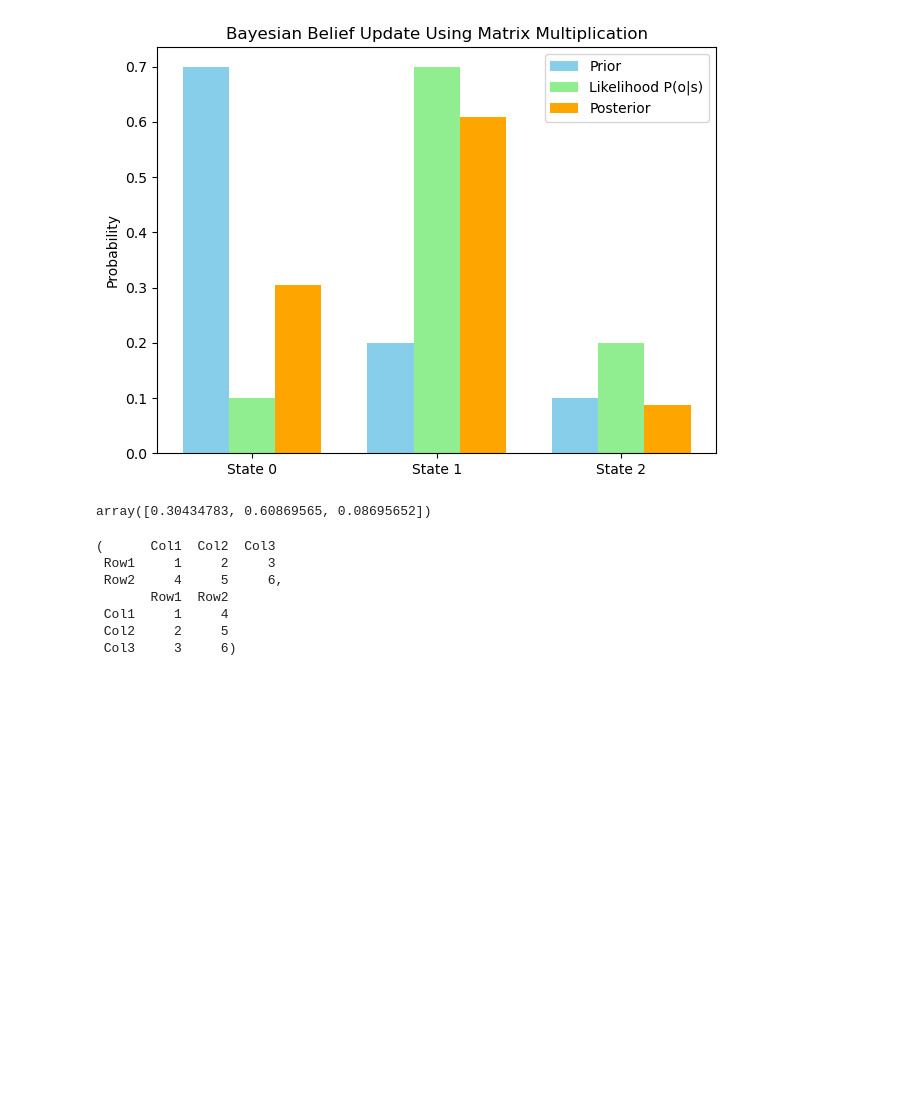
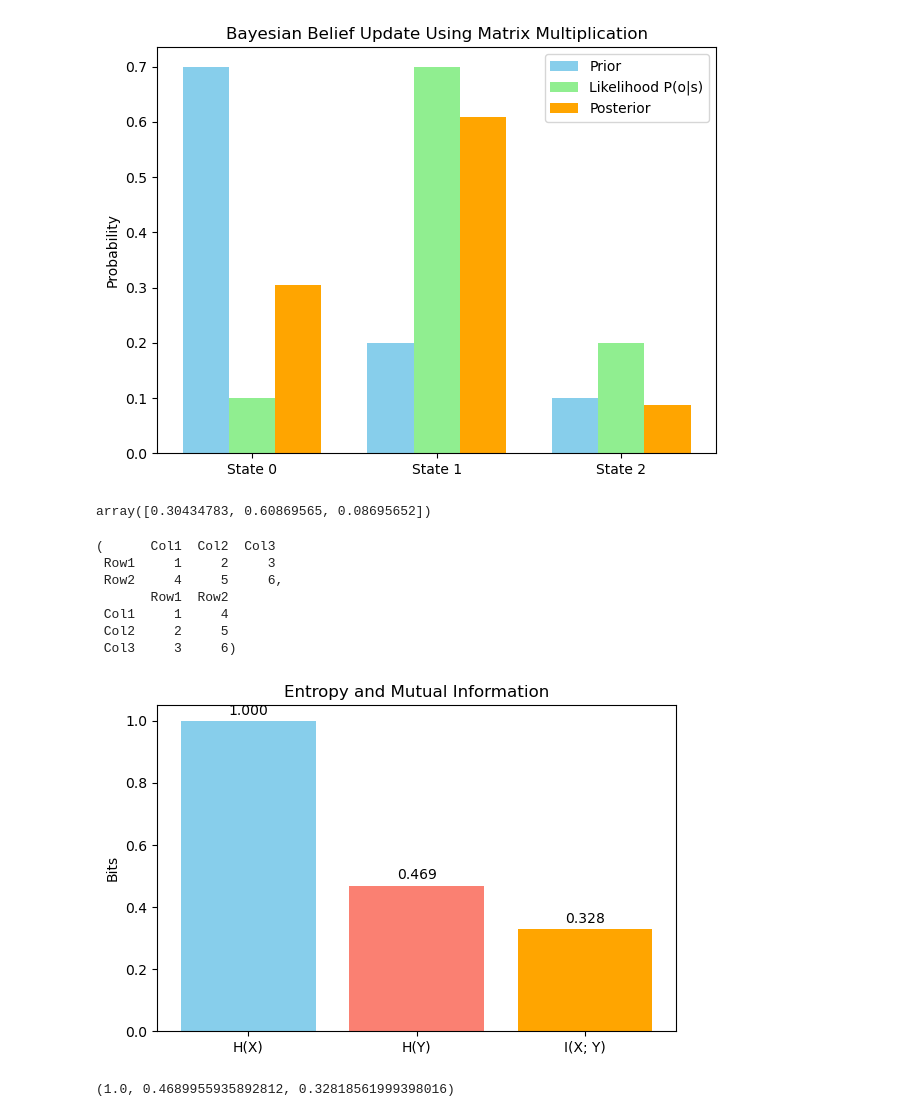
Before and after one commit to Fenrir2034/Active_Inference, a Jupyter notebook: ActiveInfINTRO.ipynb, the cells around one changed output. Cells and saved outputs as stored; diff of their text form; code cells hidden in the pictures; blank space fills up the shorter version.

```diff
--- a/ActiveInfINTRO.ipynb
+++ b/ActiveInfINTRO.ipynb
@@ -901,3 +901,65 @@ df_A_T = pd.DataFrame(A_T, columns=['Row1', 'Row2'], index=['Col1', 'Col2', 'Col
  Col1     1     4
  Col2     2     5
  Col3     3     6)
+# %%
+#### entropy ####
+#Results:
+
+#    Entropy of X (fair coin) = 1.0 bits → maximum uncertainty
+
+#    Entropy of Y (biased with noise) = ~0.469 bits → less uncertain
+
+#    Mutual Information I(X; Y) = ~0.379 bits → how much knowing X reduces uncertainty about Y
+
+# What This Means:
+
+#    H(X)=1H(X)=1: Maximum entropy — X is perfectly unpredictable (fair coin)
+
+#    H(Y)<1H(Y)<1: Y is more predictable (biased + noise)
+
+#    I(X;Y)I(X;Y): Tells us that X and Y are related — even with noise, X explains a lot of Y.
+import numpy as np
+import matplotlib.pyplot as plt
+from sklearn.metrics import mutual_info_score
+import math
+
+# Function to compute entropy
+def entropy(p_dist):
+    p_dist = p_dist[p_dist > 0]  # avoid log(0)
+    return -np.sum(p_dist * np.log2(p_dist))
+
+# Define two probability distributions (for X and Y)
+P_X = np.array([0.5, 0.5])                 # fair coin
+P_Y = np.array([0.9, 0.1])                 # biased coin
+
+# Calculate entropy for both
+H_X = entropy(P_X)
+H_Y = entropy(P_Y)
+
+# Create two synthetic signals (samples) to estimate mutual information
+X_samples = np.random.choice([0, 1], size=1000, p=P_X)
+Y_samples = np.copy(X_samples)
+flip_mask = np.random.rand(1000) < 0.1    # 10% noise
+Y_samples[flip_mask] = 1 - Y_samples[flip_mask]  # flip some Y values to add uncertainty
+
+# Compute mutual information between X and Y
+MI_XY = mutual_info_score(X_samples, Y_samples)
+
+# Bar plot to visualize entropy and MI
+labels = ['H(X)', 'H(Y)', 'I(X; Y)']
+values = [H_X, H_Y, MI_XY]
+colors = ['skyblue', 'salmon', 'orange']
+
+plt.figure(figsize=(6, 4))
+plt.bar(labels, values, color=colors)
+plt.title("Entropy and Mutual Information")
+plt.ylabel("Bits")
+for i, v in enumerate(values):
+    plt.text(i, v + 0.02, f"{v:.3f}", ha='center')
+plt.tight_layout()
+plt.show()
+
+(H_X, H_Y, MI_XY)
+# %% [output]
+[figure, added]
+(1.0, 0.4689955935892812, 0.32818561999398016)
```
Also changed, not shown: parts of 22 cells of this notebook, 1 other file.
